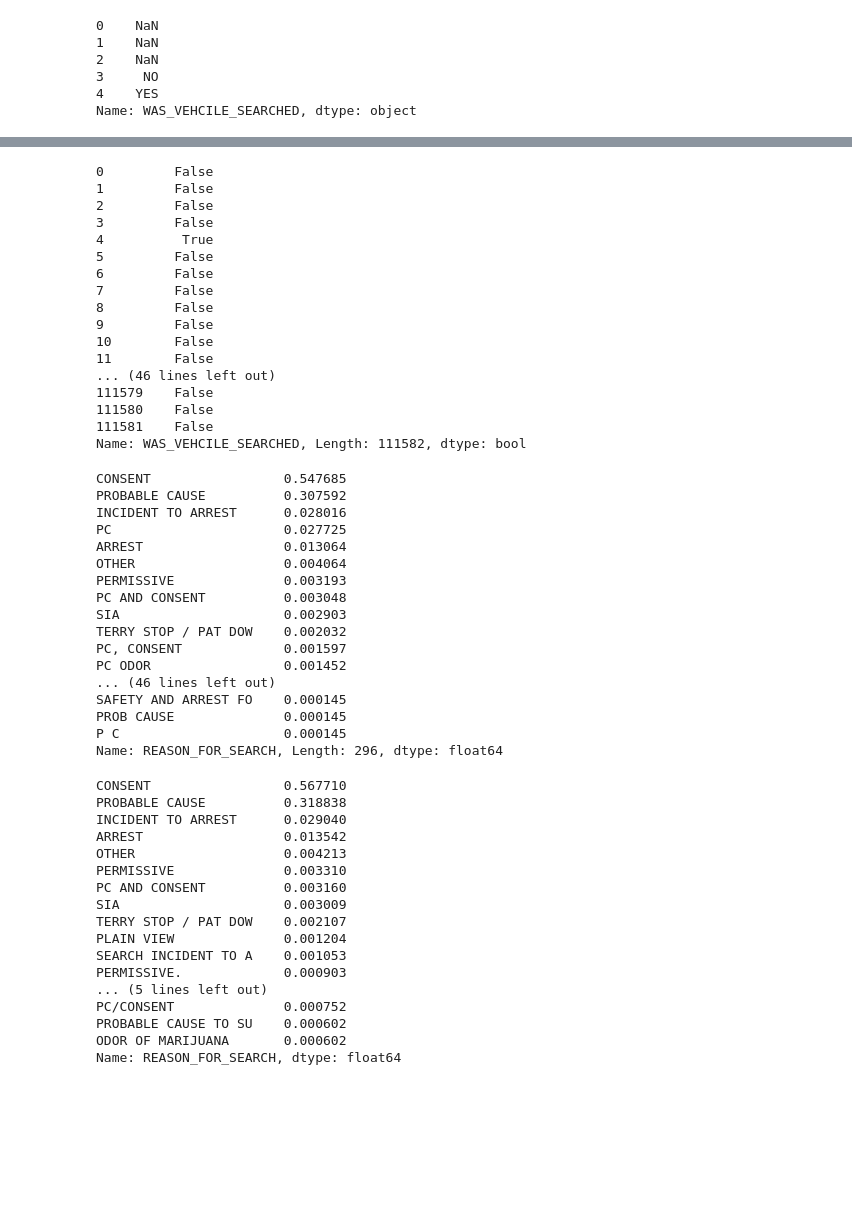
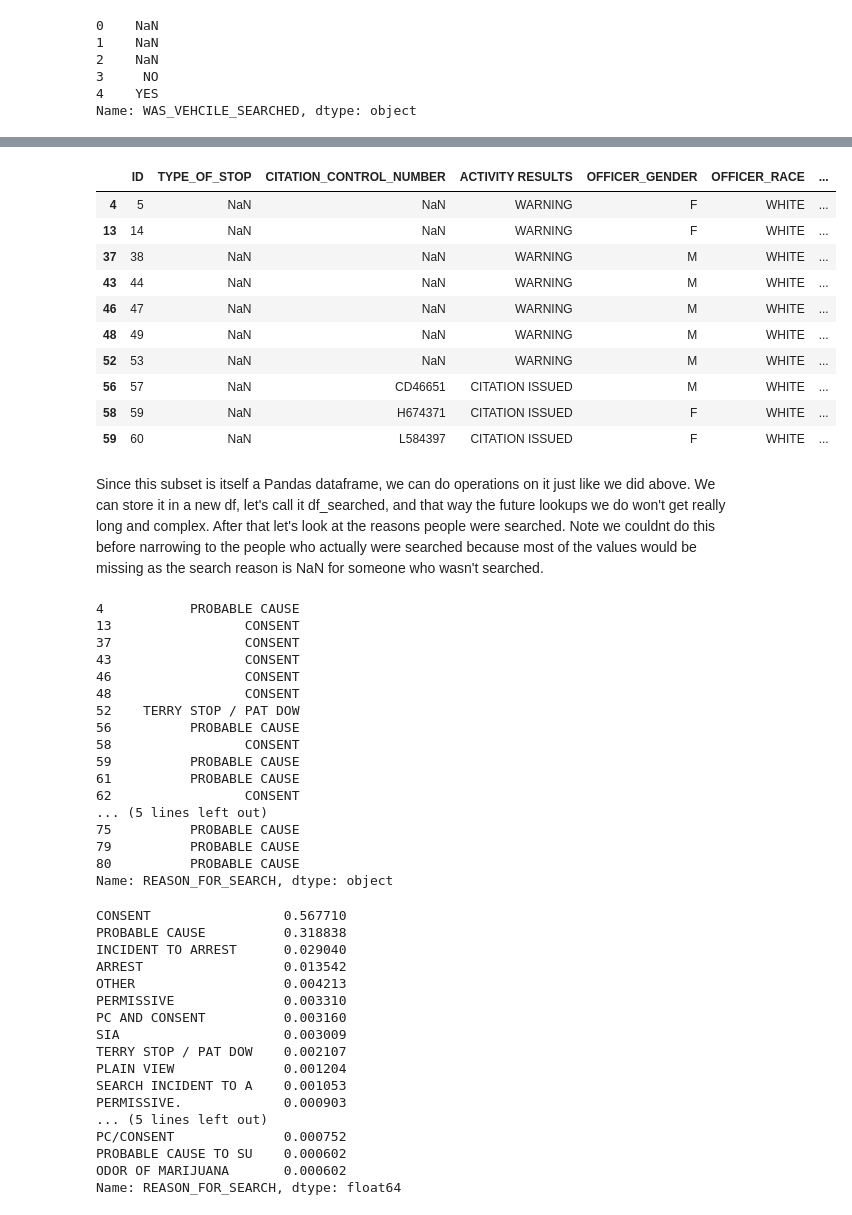
Before and after one commit to rbracco/louisville_data, a Jupyter notebook: nbs/Louisville Police Stops.ipynb, the cells around one changed output, grey strips where cells are left out. Cells and saved outputs as stored; diff of their text form; code cells hidden in the pictures; blank space fills up the shorter version.

```diff
--- a/nbs/Louisville Police Stops.ipynb
+++ b/nbs/Louisville Police Stops.ipynb
@@ -124,40 +144,37 @@ Name: DRIVER_GENDER, dtype: float64
 # %%
-df["WAS_VEHCILE_SEARCHED"] == "YES"
+df[df["WAS_VEHCILE_SEARCHED"] == "YES"].head(10)
 # %% [output]
-0         False
-1         False
-2         False
-3         False
-4          True
-5         False
-6         False
-7         False
-8         False
-9         False
-10        False
-11        False
-... (46 lines left out)
-111579    False
-111580    False
-111581    False
-Name: WAS_VEHCILE_SEARCHED, Length: 111582, dtype: bool
+|  | ID | TYPE_OF_STOP | CITATION_CONTROL_NUMBER | ACTIVITY RESULTS | OFFICER_GENDER | OFFICER_RACE | ... |
+| 4 | 5 | NaN | NaN | WARNING | F | WHITE | ... |
+| 13 | 14 | NaN | NaN | WARNING | F | WHITE | ... |
+| 37 | 38 | NaN | NaN | WARNING | M | WHITE | ... |
+| 43 | 44 | NaN | NaN | WARNING | M | WHITE | ... |
+| 46 | 47 | NaN | NaN | WARNING | M | WHITE | ... |
+| 48 | 49 | NaN | NaN | WARNING | M | WHITE | ... |
+| 52 | 53 | NaN | NaN | WARNING | M | WHITE | ... |
+| 56 | 57 | NaN | CD46651 | CITATION ISSUED | M | WHITE | ... |
+| 58 | 59 | NaN | H674371 | CITATION ISSUED | F | WHITE | ... |
+| 59 | 60 | NaN | L584397 | CITATION ISSUED | F | WHITE | ... |
+# %% [markdown]
+Since this subset is itself a Pandas dataframe, we can do operations on it just like we did above. We can store it in a new df, let's call it df_searched, and that way the future lookups we do won't get really long and complex. After that let's look at the reasons people were searched. Note we couldnt do this before narrowing to the people who actually were searched because most of the values would be missing as the search reason is NaN for someone who wasn't searched.
 # %%
-df[df["WAS_VEHCILE_SEARCHED"] == "YES"]["REASON_FOR_SEARCH"].value_counts(normalize=True)
+df_searched = df[df["WAS_VEHCILE_SEARCHED"] == "YES"]
+df_searched["REASON_FOR_SEARCH"][:20]
 # %% [output]
-CONSENT                 0.547685
-PROBABLE CAUSE          0.307592
-INCIDENT TO ARREST      0.028016
-PC                      0.027725
-ARREST                  0.013064
-OTHER                   0.004064
-PERMISSIVE              0.003193
-PC AND CONSENT          0.003048
-SIA                     0.002903
-TERRY STOP / PAT DOW    0.002032
-PC, CONSENT             0.001597
-PC ODOR                 0.001452
-... (46 lines left out)
-SAFETY AND ARREST FO    0.000145
-PROB CAUSE              0.000145
-P C                     0.000145
-Name: REASON_FOR_SEARCH, Length: 296, dtype: float64
+4           PROBABLE CAUSE
+13                 CONSENT
+37                 CONSENT
+43                 CONSENT
+46                 CONSENT
+48                 CONSENT
+52    TERRY STOP / PAT DOW
+56          PROBABLE CAUSE
+58                 CONSENT
+59          PROBABLE CAUSE
+61          PROBABLE CAUSE
+62                 CONSENT
+... (5 lines left out)
+75          PROBABLE CAUSE
+79          PROBABLE CAUSE
+80          PROBABLE CAUSE
+Name: REASON_FOR_SEARCH, dtype: object
```
Also changed, not shown: parts of 10 cells of this notebook.
